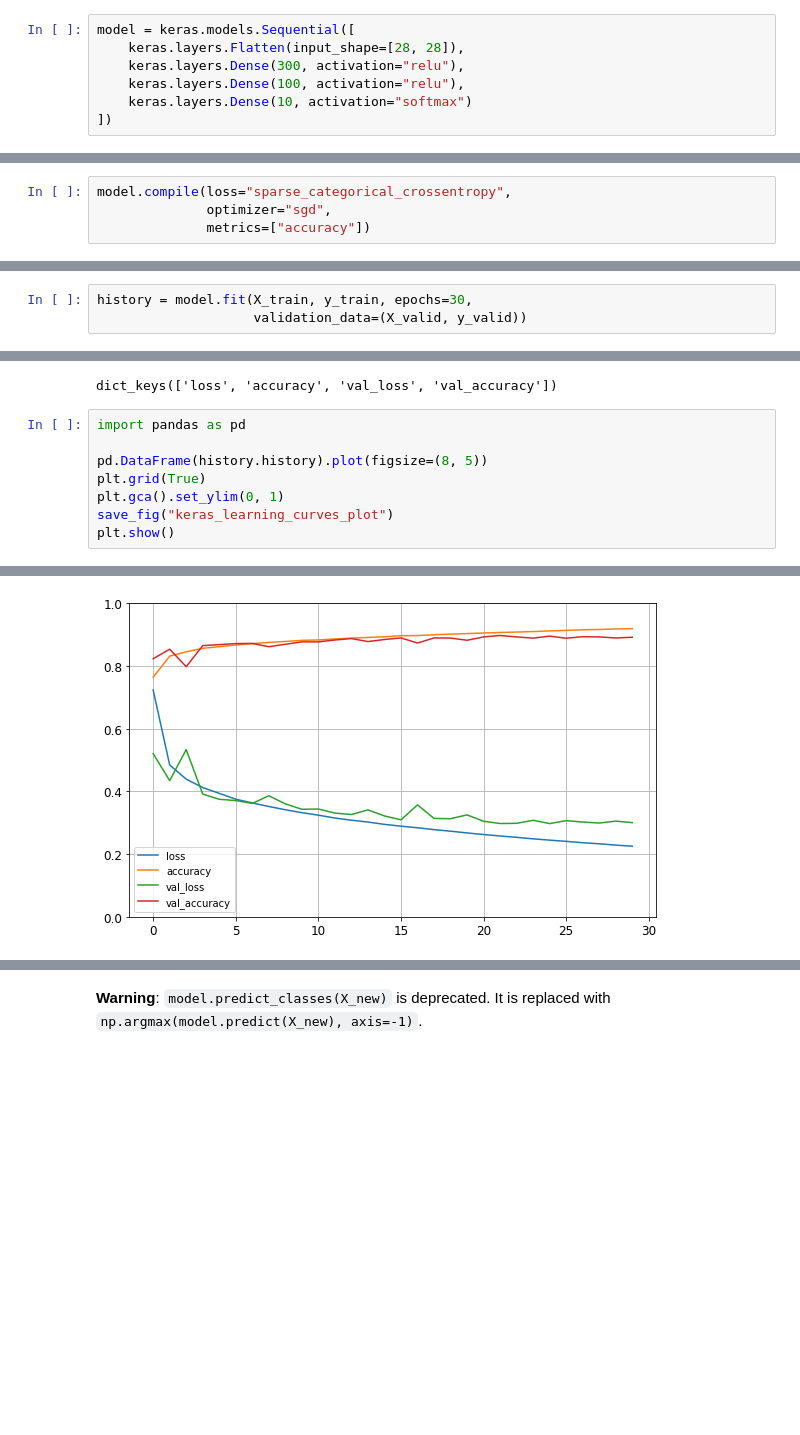
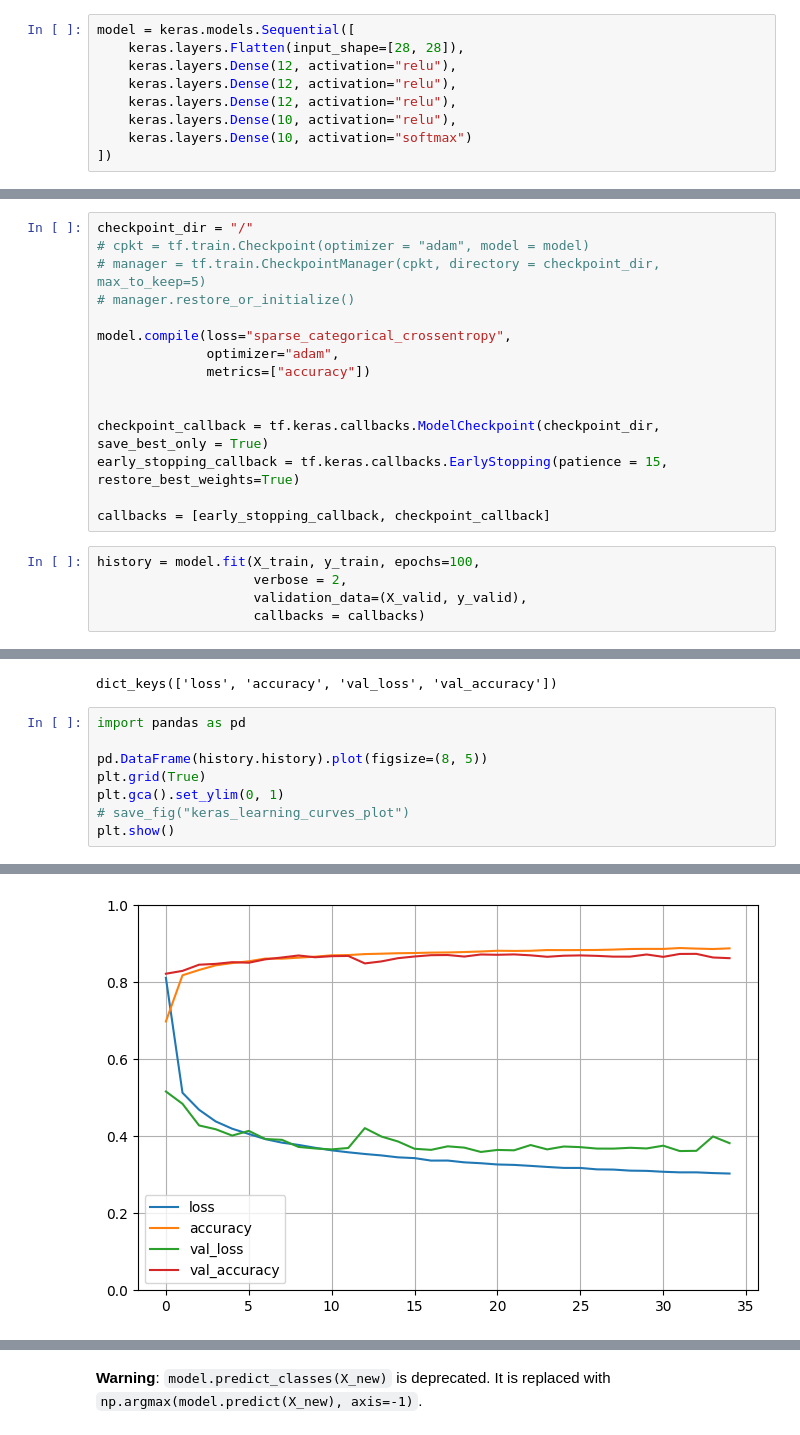
Before and after one commit to priontu/Fashion_MNIST_Classification, a Jupyter notebook: Fashion_MNIST_Classification.ipynb, the cells around one changed output, grey strips where cells are left out. Cells and saved outputs as stored; diff of their text form; blank space fills up the shorter version.

```diff
--- a/Fashion_MNIST_Classification.ipynb
+++ b/Fashion_MNIST_Classification.ipynb
@@ -107,8 +97,10 @@ tf.random.set_seed(42)
 # %%
 model = keras.models.Sequential([
     keras.layers.Flatten(input_shape=[28, 28]),
-    keras.layers.Dense(300, activation="relu"),
-    keras.layers.Dense(100, activation="relu"),
+    keras.layers.Dense(12, activation="relu"),
+    keras.layers.Dense(12, activation="relu"),
+    keras.layers.Dense(12, activation="relu"),
+    keras.layers.Dense(10, activation="relu"),
     keras.layers.Dense(10, activation="softmax")
 ])
 # %%
@@ -200,4 +177,0 @@ biases.shape
-# %%
-model.compile(loss="sparse_categorical_crossentropy",
-              optimizer="sgd",
-              metrics=["accuracy"])
@@ -212,4 +178,21 @@ model.compile(loss=keras.losses.sparse_categorical_crossentropy,
+# %%
+checkpoint_dir = "/"
+# cpkt = tf.train.Checkpoint(optimizer = "adam", model = model)
+# manager = tf.train.CheckpointManager(cpkt, directory = checkpoint_dir, max_to_keep=5)
+# manager.restore_or_initialize()
+
+model.compile(loss="sparse_categorical_crossentropy",
+              optimizer="adam",
+              metrics=["accuracy"])
+
+
+checkpoint_callback = tf.keras.callbacks.ModelCheckpoint(checkpoint_dir, save_best_only = True)
+early_stopping_callback = tf.keras.callbacks.EarlyStopping(patience = 15, restore_best_weights=True)
+
+callbacks = [early_stopping_callback, checkpoint_callback]
 # %%
-history = model.fit(X_train, y_train, epochs=30,
-                    validation_data=(X_valid, y_valid))
+history = model.fit(X_train, y_train, epochs=100,
+                    verbose = 2,
+                    validation_data=(X_valid, y_valid),
+                    callbacks = callbacks)
 # %% [output]
@@ -248,6 +231,6 @@ import pandas as pd
 pd.DataFrame(history.history).plot(figsize=(8, 5))
 plt.grid(True)
 plt.gca().set_ylim(0, 1)
-save_fig("keras_learning_curves_plot")
+# save_fig("keras_learning_curves_plot")
 plt.show()
 # %% [output]
@@ -255,4 +237,4 @@ Saving figure keras_learning_curves_plot
-[figure, old version]
+[figure, new version]
 # %%
 model.evaluate(X_test, y_test)
 # %% [output]
```
Also changed, not shown: parts of 21 cells of this notebook.
